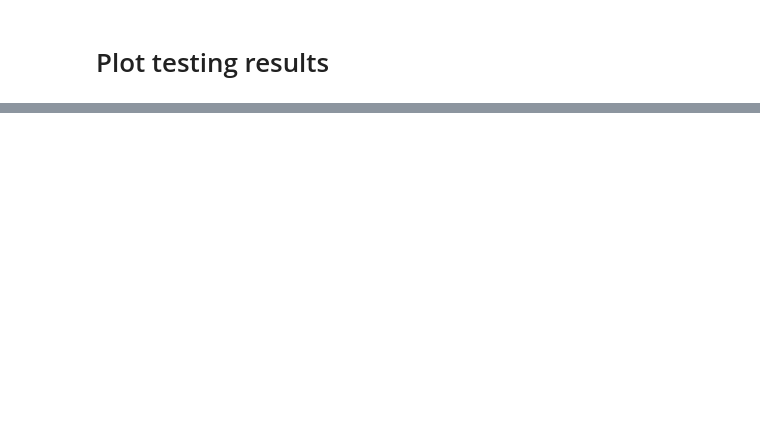
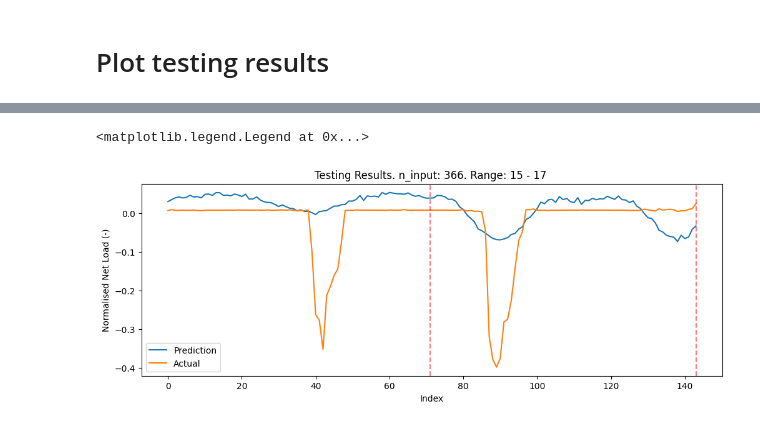
Before and after one commit to dguiraldes/aml_project, a Jupyter notebook: LSTM Modelling v2/elian_LSTM.ipynb, the cells around one changed output, grey strips where cells are left out. Cells and saved outputs as stored; diff of their text form; code cells hidden in the pictures; blank space fills up the shorter version.

```diff
--- a/LSTM Modelling v2/elian_LSTM.ipynb
+++ b/LSTM Modelling v2/elian_LSTM.ipynb
@@ -245,10 +439,9 @@ y_test_input.shape
 
 # 1 = n_output e.g., 24 hours or maybe 1 week depending
 
-start_section = 0
-end_section = 10
+start_section = 15
+end_section = 17
 diff = end_section-start_section
-
 
 predictions = []
 
@@ -272,3 +465,4 @@ for xc in xcoords:
 
 
 plt.legend()
+# %% [output]
@@ -274,0 +471,2 @@ plt.legend()
+<matplotlib.legend.Legend at 0x...>
+[figure, added]
```
Also changed, not shown: parts of 27 cells of this notebook, 6 other files.
